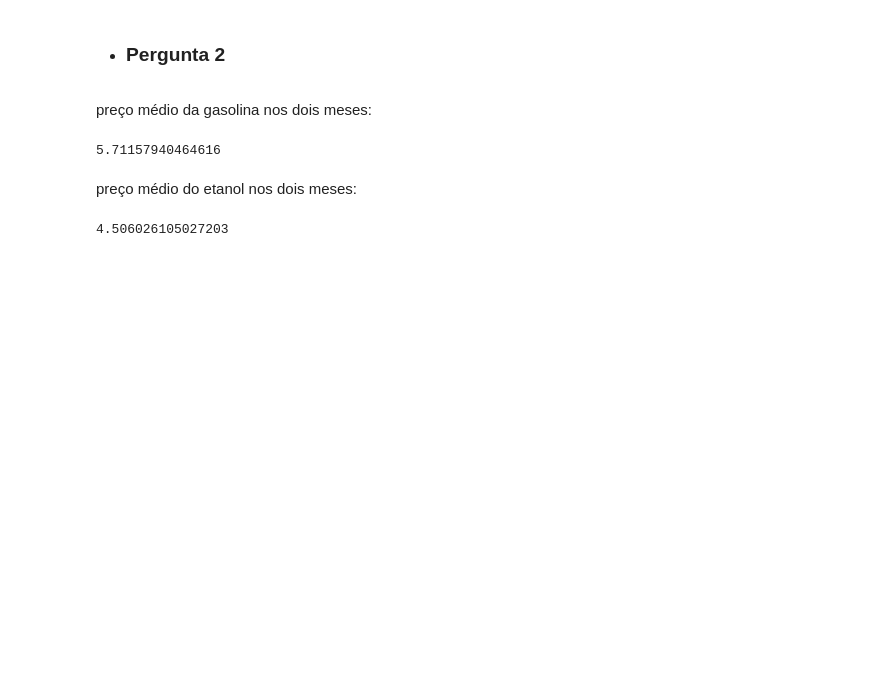
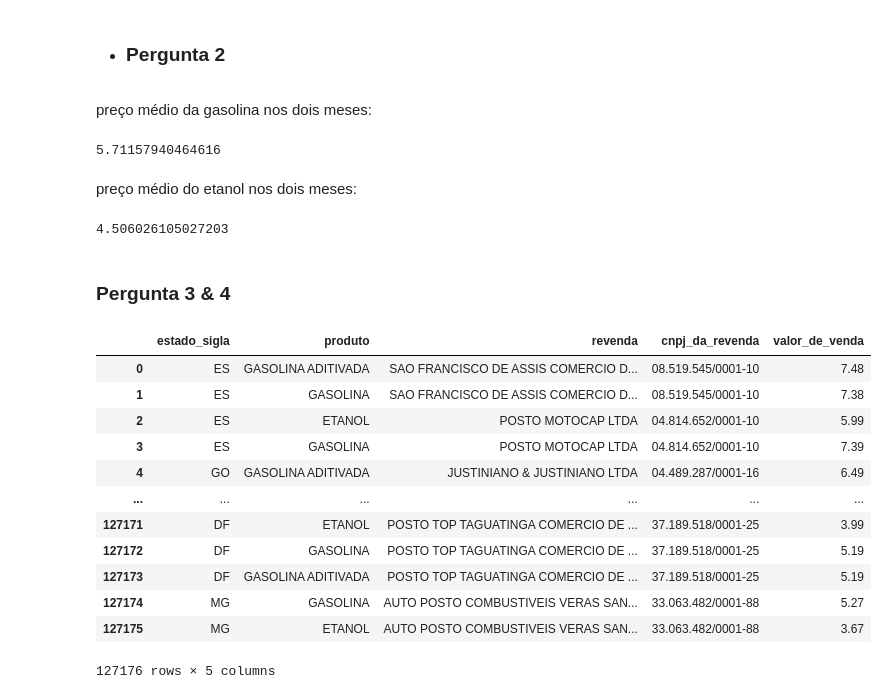
Before and after one commit to lucasCanella/Projeto-modulo-4, a Jupyter notebook: limpeza_adequacao_dados.ipynb, the cells around one changed output. Cells and saved outputs as stored; diff of their text form; code cells hidden in the pictures; blank space fills up the shorter version.

Commit message:
++ adição de perguntas 3 e 4

```diff
--- a/limpeza_adequacao_dados.ipynb
+++ b/limpeza_adequacao_dados.ipynb
@@ -310,3 +310,27 @@ preço médio do etanol nos dois meses:
 dados_novo_arquivo.loc[dados_novo_arquivo['produto'] == 'ETANOL']['valor_de_venda'].mean()
 # %% [output]
 4.506026105027203
+# %% [markdown]
+### Pergunta 3 & 4
+# %%
+# Quais os 5 estados com preço médio mais alto?
+
+#1. conferindo DF:
+
+dados_uteis=dados_novo_arquivo[['estado_sigla','produto','revenda','cnpj_da_revenda','valor_de_venda']]
+
+display(dados_uteis)
+# %% [output]
+|  | estado_sigla | produto | revenda | cnpj_da_revenda | valor_de_venda |
+| 0 | ES | GASOLINA ADITIVADA | SAO FRANCISCO DE ASSIS COMERCIO D... | 08.519.545/0001-10 | 7.48 |
+| 1 | ES | GASOLINA | SAO FRANCISCO DE ASSIS COMERCIO D... | 08.519.545/0001-10 | 7.38 |
+| 2 | ES | ETANOL | POSTO MOTOCAP LTDA | 04.814.652/0001-10 | 5.99 |
+| 3 | ES | GASOLINA | POSTO MOTOCAP LTDA | 04.814.652/0001-10 | 7.39 |
+| 4 | GO | GASOLINA ADITIVADA | JUSTINIANO & JUSTINIANO LTDA | 04.489.287/0001-16 | 6.49 |
+| ... | ... | ... | ... | ... | ... |
+| 127171 | DF | ETANOL | POSTO TOP TAGUATINGA COMERCIO DE ... | 37.189.518/0001-25 | 3.99 |
+| 127172 | DF | GASOLINA | POSTO TOP TAGUATINGA COMERCIO DE ... | 37.189.518/0001-25 | 5.19 |
+| 127173 | DF | GASOLINA ADITIVADA | POSTO TOP TAGUATINGA COMERCIO DE ... | 37.189.518/0001-25 | 5.19 |
+| 127174 | MG | GASOLINA | AUTO POSTO COMBUSTIVEIS VERAS SAN... | 33.063.482/0001-88 | 5.27 |
+| 127175 | MG | ETANOL | AUTO POSTO COMBUSTIVEIS VERAS SAN... | 33.063.482/0001-88 | 3.67 |
+127176 rows × 5 columns
```
Also changed, not shown: parts of 6 cells of this notebook.
